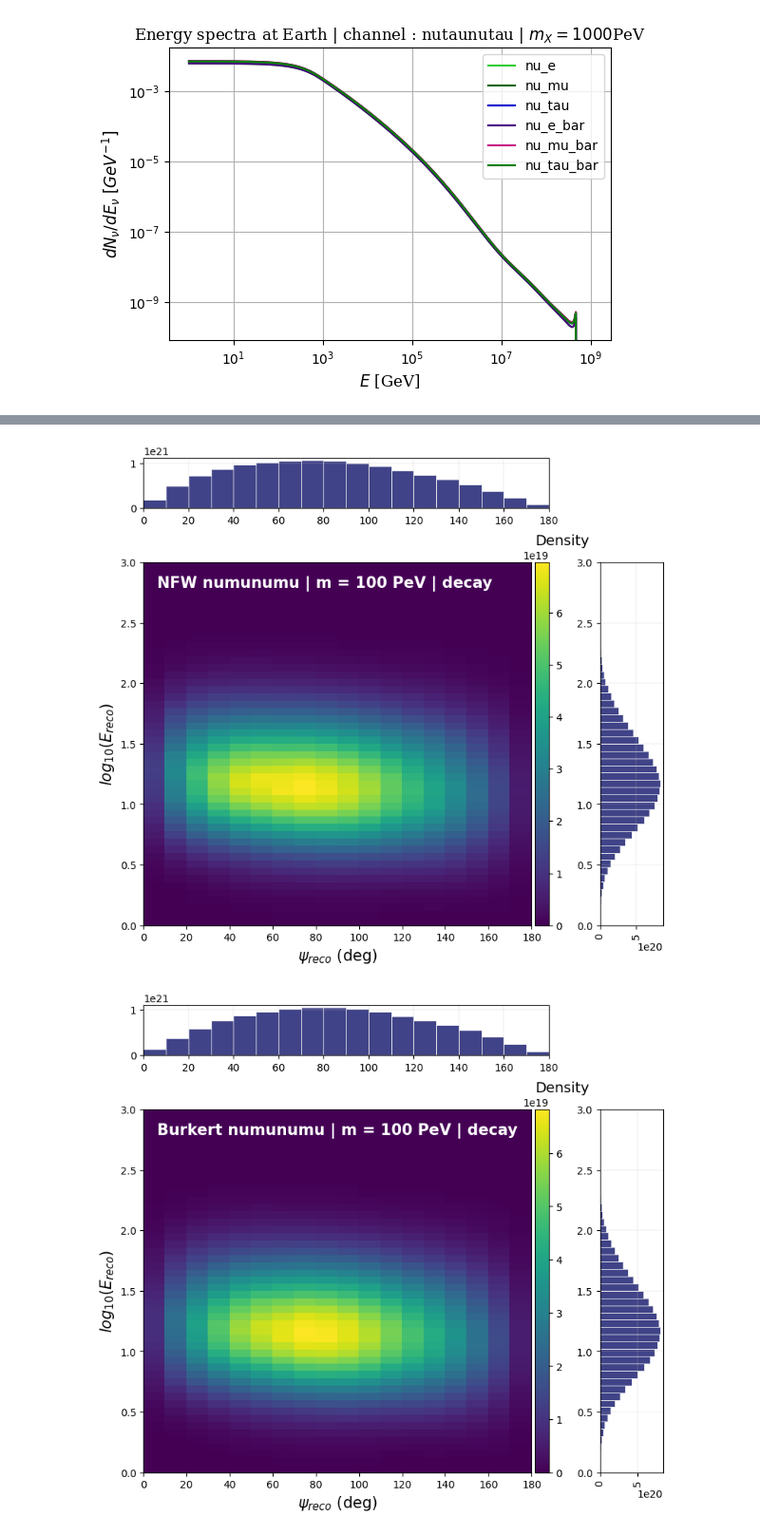
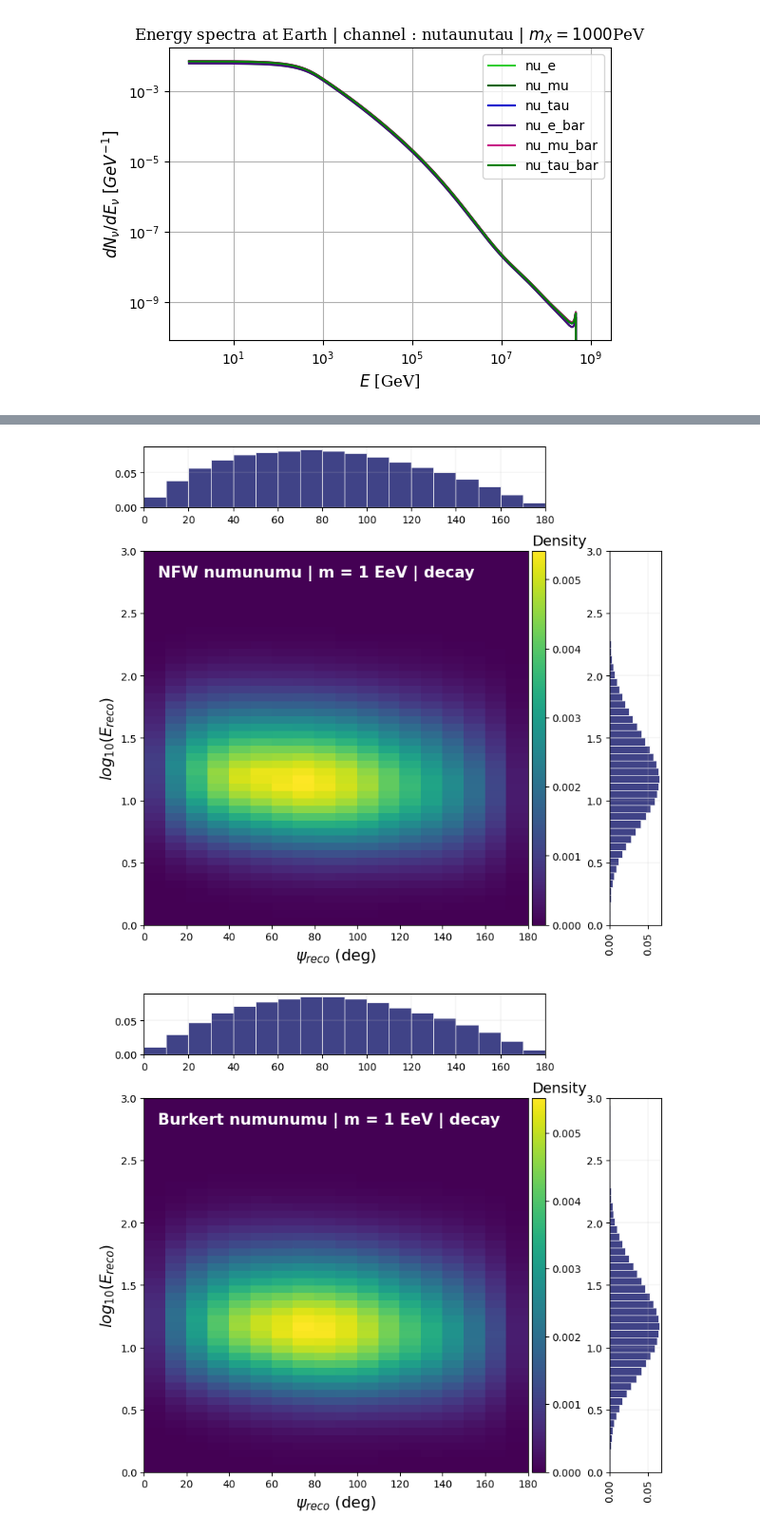
Before and after one commit to danaevld/IceCube, a Jupyter notebook: Spectra_Dec_Extrapolation.ipynb, the cells around one changed output, grey strips where cells are left out. Shown at 95% size. Cells and saved outputs as stored; diff of their text form; code cells hidden in the pictures.

```diff
--- a/Spectra_Dec_Extrapolation.ipynb
+++ b/Spectra_Dec_Extrapolation.ipynb
@@ -166,12 +136,12 @@ Initial Flux Loading: /usr/local/lib/python3.10/dist-packages/charon-0.1.0-py3.1
 [figure]
 [figure]
 # %%
-Reco_rate_nue_NFW1000 = Signal_PDF(mass=1e9, channel='nuenue',process='decay',galactic_profile=profile.NFW, extrapolation=True)
-Reco_rate_nue_Burkert1000 = Signal_PDF(mass=1e9, channel='nuenue',process='decay',galactic_profile=profile.Burkert,extrapolation=True)
-Reco_rate_numu_NFW1000 = Signal_PDF(mass=1e9, channel='numunumu',process='decay',galactic_profile=profile.NFW, extrapolation=True)
-Reco_rate_numu_Burkert1000 = Signal_PDF(mass=1e9, channel='numunumu',process='decay',galactic_profile=profile.Burkert,extrapolation=True)
-Reco_rate_nutau_NFW1000 = Signal_PDF(mass=1e9, channel='nutaunutau',process='decay',galactic_profile=profile.NFW, extrapolation=True)
-Reco_rate_nutau_Burkert1000 = Signal_PDF(mass=1e9, channel='nutaunutau',process='decay',galactic_profile=profile.Burkert, extrapolation=True)
+Reco_rate_nue_NFW1000 = Signal_PDF(mass=1e9, channel='nuenue',process='decay',galactic_profile=profile.NFW, extrapolation=True, normalize=True)
+Reco_rate_nue_Burkert1000 = Signal_PDF(mass=1e9, channel='nuenue',process='decay',galactic_profile=profile.Burkert,extrapolation=True, normalize=True)
+Reco_rate_numu_NFW1000 = Signal_PDF(mass=1e9, channel='numunumu',process='decay',galactic_profile=profile.NFW, extrapolation=True, normalize=True)
+Reco_rate_numu_Burkert1000 = Signal_PDF(mass=1e9, channel='numunumu',process='decay',galactic_profile=profile.Burkert,extrapolation=True, normalize=True)
+Reco_rate_nutau_NFW1000 = Signal_PDF(mass=1e9, channel='nutaunutau',process='decay',galactic_profile=profile.NFW, extrapolation=True, normalize=True)
+Reco_rate_nutau_Burkert1000 = Signal_PDF(mass=1e9, channel='nutaunutau',process='decay',galactic_profile=profile.Burkert, extrapolation=True, normalize=True)
 # %% [output]
 Initial Flux Loading: /usr/local/lib/python3.10/dist-packages/charon-0.1.0-py3.10.egg/charon/data/SpectraEW.hdf5
 Initial Flux Loading: /usr/local/lib/python3.10/dist-packages/charon-0.1.0-py3.10.egg/charon/data/SpectraEW.hdf5
@@ -264,7 +240,7 @@ plot_projections(Reco_rate_nue_Burkert1000,(Reco_theta_edges,Reco_mass_edges),'$
 # %%
-plot_projections(Reco_rate_numu_NFW1000,(Reco_theta_edges,Reco_mass_edges),'$\psi_{reco}$ (deg)','$log_{10}(E_{reco})$','NFW numunumu | m = 100 PeV | decay')
-plot_projections(Reco_rate_numu_Burkert1000,(Reco_theta_edges,Reco_mass_edges),'$\psi_{reco}$ (deg)','$log_{10}(E_{reco})$','Burkert numunumu | m = 100 PeV | decay')
+plot_projections(Reco_rate_numu_NFW1000,(Reco_theta_edges,Reco_mass_edges),'$\psi_{reco}$ (deg)','$log_{10}(E_{reco})$','NFW numunumu | m = 1 EeV | decay')
+plot_projections(Reco_rate_numu_Burkert1000,(Reco_theta_edges,Reco_mass_edges),'$\psi_{reco}$ (deg)','$log_{10}(E_{reco})$','Burkert numunumu | m = 1 EeV | decay')
 # %% [output]
-[figure, old version]
+[figure, new version]
-[figure, old version]
+[figure, new version]
 # %%
```
Also changed, not shown: parts of 28 cells of this notebook.
